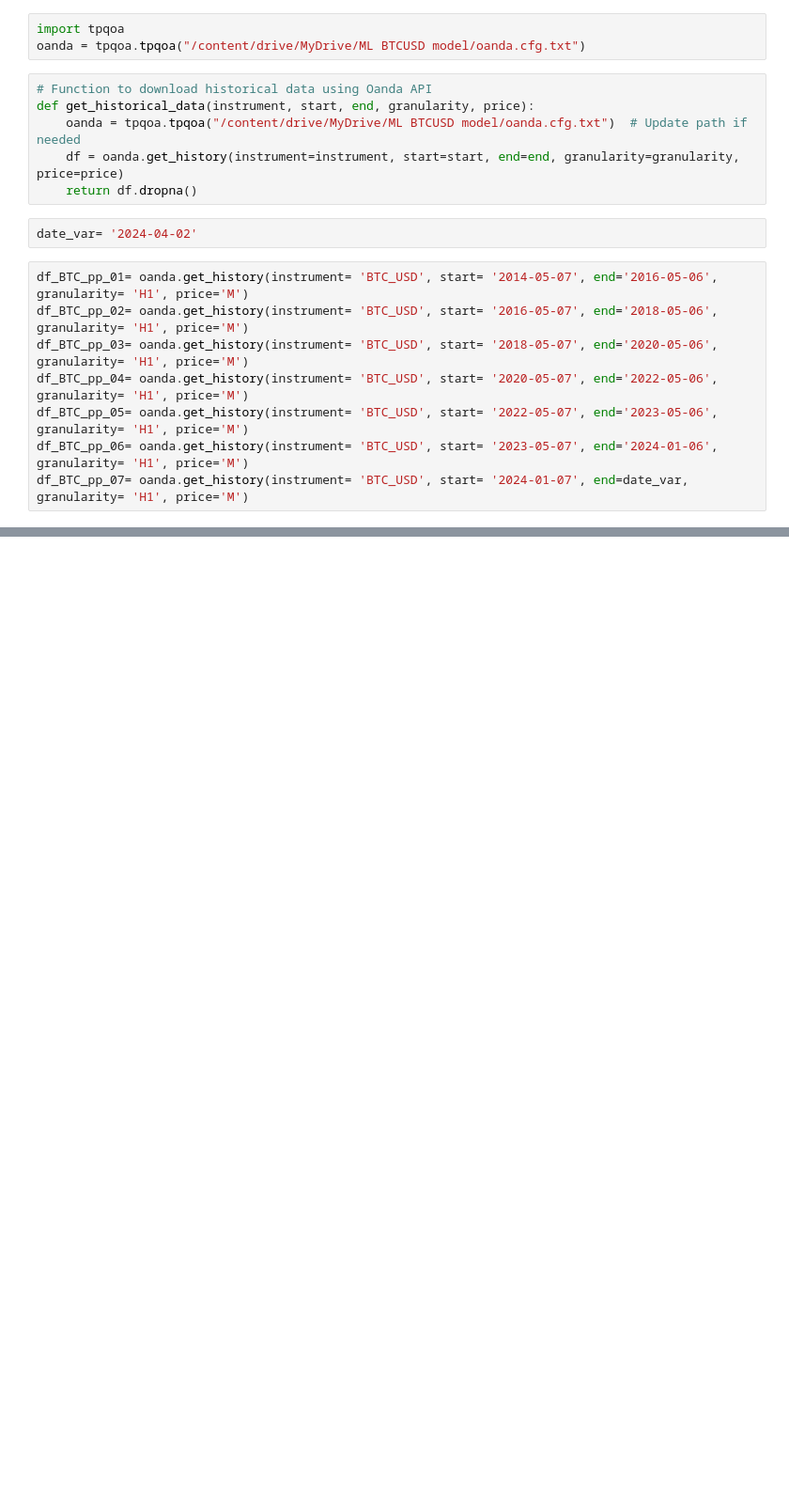
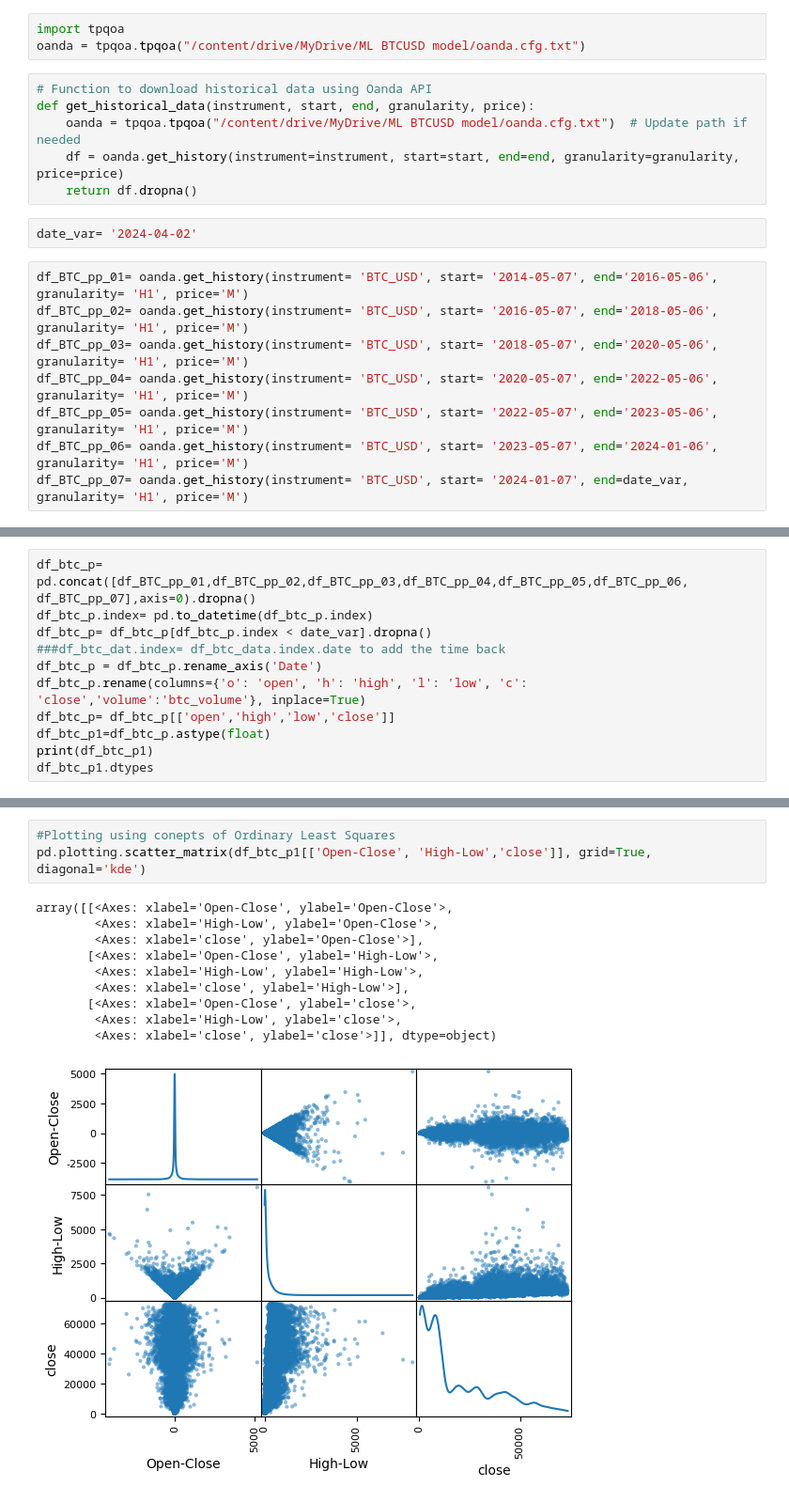
Before and after one commit to dinuwanfernando/BTCUSD_model, a Jupyter notebook: BTCUSD_model.ipynb, the cells around one changed output, grey strips where cells are left out. Shown at 94% size. Saved outputs shown, nothing was run; the diff lists cells and outputs as text; blank space fills up the shorter version.

```diff
--- a/BTCUSD_model.ipynb
+++ b/BTCUSD_model.ipynb
@@ -265,0 +91,12 @@ plt.show()
+# %%
+df_btc_p= pd.concat([df_BTC_pp_01,df_BTC_pp_02,df_BTC_pp_03,df_BTC_pp_04,df_BTC_pp_05,df_BTC_pp_06,
+df_BTC_pp_07],axis=0).dropna()
+df_btc_p.index= pd.to_datetime(df_btc_p.index)
+df_btc_p= df_btc_p[df_btc_p.index < date_var].dropna()
+###df_btc_dat.index= df_btc_data.index.date to add the time back
+df_btc_p = df_btc_p.rename_axis('Date')
+df_btc_p.rename(columns={'o': 'open', 'h': 'high', 'l': 'low', 'c': 'close','volume':'btc_volume'}, inplace=True)
+df_btc_p= df_btc_p[['open','high','low','close']]
+df_btc_p1=df_btc_p.astype(float)
+print(df_btc_p1)
+df_btc_p1.dtypes
@@ -265,0 +232,14 @@ plt.show()
+# %%
+#Plotting using conepts of Ordinary Least Squares
+pd.plotting.scatter_matrix(df_btc_p1[['Open-Close', 'High-Low','close']], grid=True, diagonal='kde')
+# %% [output]
+array([[<Axes: xlabel='Open-Close', ylabel='Open-Close'>,
+        <Axes: xlabel='High-Low', ylabel='Open-Close'>,
+        <Axes: xlabel='close', ylabel='Open-Close'>],
+       [<Axes: xlabel='Open-Close', ylabel='High-Low'>,
+        <Axes: xlabel='High-Low', ylabel='High-Low'>,
+        <Axes: xlabel='close', ylabel='High-Low'>],
+       [<Axes: xlabel='Open-Close', ylabel='close'>,
+        <Axes: xlabel='High-Low', ylabel='close'>,
+        <Axes: xlabel='close', ylabel='close'>]], dtype=object)
+[figure, added]
```
Also changed, not shown: parts of 51 cells of this notebook.
